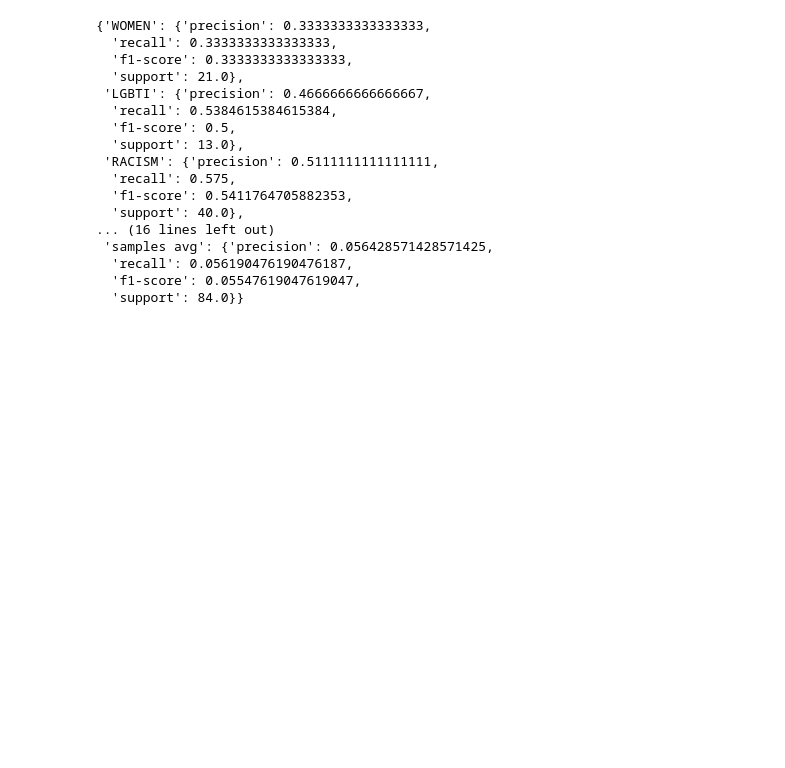
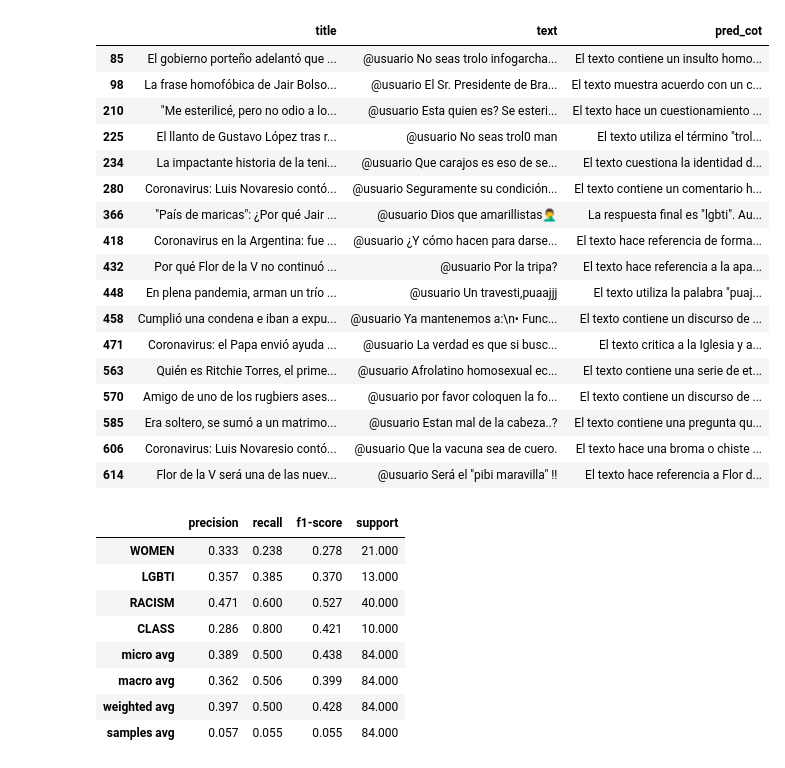
Before and after one commit to finiteautomata/rioplatense_hate_speech, a Jupyter notebook: notebooks/Explore ChatGPT.ipynb, the cells around one changed output. Saved outputs shown, nothing was run; the diff lists cells and outputs as text; code cells hidden in the pictures; blank space fills up the shorter version.

Commit message:
Run ChatGPT on sample dev

```diff
--- a/notebooks/Explore ChatGPT.ipynb
+++ b/notebooks/Explore ChatGPT.ipynb
@@ -46,3 +44,24 @@ df.sample(10)[["title", "text",  "pred_cot"]]
+# %%
+df[(df["LGBTI"] > 0) != (df["PRED_LGBTI"] > 0) ][["title", "text",  "pred_cot"]]
+# %% [output]
+|  | title | text | pred_cot |
+| 85 | El gobierno porteño adelantó que ... | @usuario No seas trolo infogarcha... | El texto contiene un insulto homo... |
+| 98 | La frase homofóbica de Jair Bolso... | @usuario El Sr. Presidente de Bra... | El texto muestra acuerdo con un c... |
+| 210 | "Me esterilicé, pero no odio a lo... | @usuario Esta quien es? Se esteri... | El texto hace un cuestionamiento ... |
+| 225 | El llanto de Gustavo López tras r... | @usuario No seas trol0 man | El texto utiliza el término "trol... |
+| 234 | La impactante historia de la teni... | @usuario Que carajos es eso de se... | El texto cuestiona la identidad d... |
+| 280 | Coronavirus: Luis Novaresio contó... | @usuario Seguramente su condición... | El texto contiene un comentario h... |
+| 366 | "País de maricas": ¿Por qué Jair ... | @usuario Dios que amarillistas🤦‍♂️ | La respuesta final es "lgbti". Au... |
+| 418 | Coronavirus en la Argentina: fue ... | @usuario ¿Y cómo hacen para darse... | El texto hace referencia de forma... |
+| 432 | Por qué Flor de la V no continuó ... | @usuario Por la tripa? | El texto hace referencia a la apa... |
+| 448 | En plena pandemia, arman un trío ... | @usuario Un travesti,puaajjj | El texto utiliza la palabra "puaj... |
+| 458 | Cumplió una condena e iban a expu... | @usuario Ya mantenemos a:\n• Func... | El texto contiene un discurso de ... |
+| 471 | Coronavirus: el Papa envió ayuda ... | @usuario La verdad es que si busc... | El texto critica a la Iglesia y a... |
+| 563 | Quién es Ritchie Torres, el prime... | @usuario Afrolatino homosexual ec... | El texto contiene una serie de et... |
+| 570 | Amigo de uno de los rugbiers ases... | @usuario por favor coloquen la fo... | El texto contiene un discurso de ... |
+| 585 | Era soltero, se sumó a un matrimo... | @usuario Estan mal de la cabeza..? | El texto contiene una pregunta qu... |
+| 606 | Coronavirus: Luis Novaresio contó... | @usuario Que la vacuna sea de cuero. | El texto hace una broma o chiste ... |
+| 614 | Flor de la V será una de las nuev... | @usuario Será el "pibi maravilla" !! | El texto hace referencia a Flor d... |
 # %%
 from rioplatense_hs.preprocessing import labels
 from sklearn.metrics import classification_report
@@ -50,22 +69,19 @@ from sklearn.metrics import classification_report
 reduced_labels = labels[:4]
 pred_labels = [f"PRED_{label}" for label in reduced_labels]
 
-classification_report(df[reduced_labels], df[pred_labels], target_names=reduced_labels, output_dict=True)
+metrics = classification_report(df[reduced_labels], df[pred_labels], target_names=reduced_labels, output_dict=True)
+
+# pandas show only 3 decimals
+pd.options.display.float_format = '{:.3f}'.format
+
+pd.DataFrame(metrics).T
 # %% [output]
-{'WOMEN': {'precision': 0.3333333333333333,
-  'recall': 0.3333333333333333,
-  'f1-score': 0.3333333333333333,
-  'support': 21.0},
- 'LGBTI': {'precision': 0.4666666666666667,
-  'recall': 0.5384615384615384,
-  'f1-score': 0.5,
-  'support': 13.0},
- 'RACISM': {'precision': 0.5111111111111111,
-  'recall': 0.575,
-  'f1-score': 0.5411764705882353,
-  'support': 40.0},
-... (16 lines left out)
- 'samples avg': {'precision': 0.056428571428571425,
-  'recall': 0.056190476190476187,
-  'f1-score': 0.05547619047619047,
-  'support': 84.0}}
+|  | precision | recall | f1-score | support |
+| WOMEN | 0.333 | 0.238 | 0.278 | 21.000 |
+| LGBTI | 0.357 | 0.385 | 0.370 | 13.000 |
+| RACISM | 0.471 | 0.600 | 0.527 | 40.000 |
+| CLASS | 0.286 | 0.800 | 0.421 | 10.000 |
+| micro avg | 0.389 | 0.500 | 0.438 | 84.000 |
+| macro avg | 0.362 | 0.506 | 0.399 | 84.000 |
+| weighted avg | 0.397 | 0.500 | 0.428 | 84.000 |
+| samples avg | 0.057 | 0.055 | 0.055 | 84.000 |
```
Also changed, not shown: parts of 2 cells of this notebook, 2 other files.
